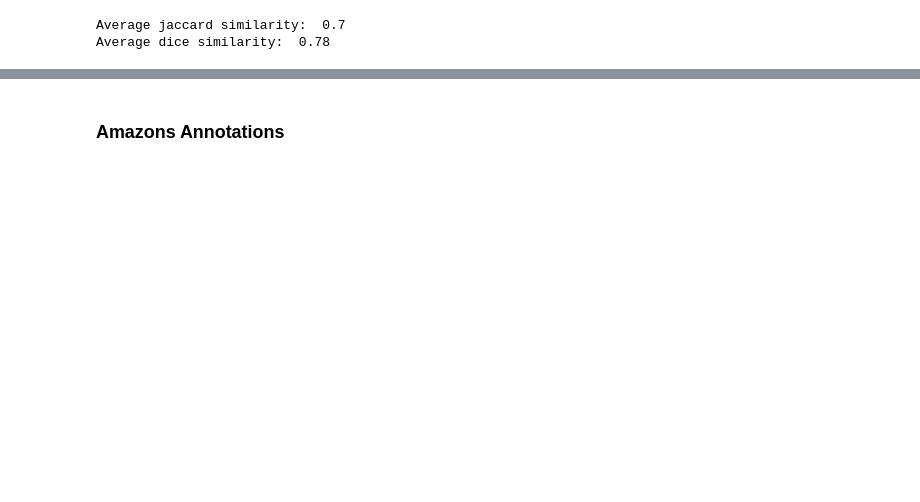
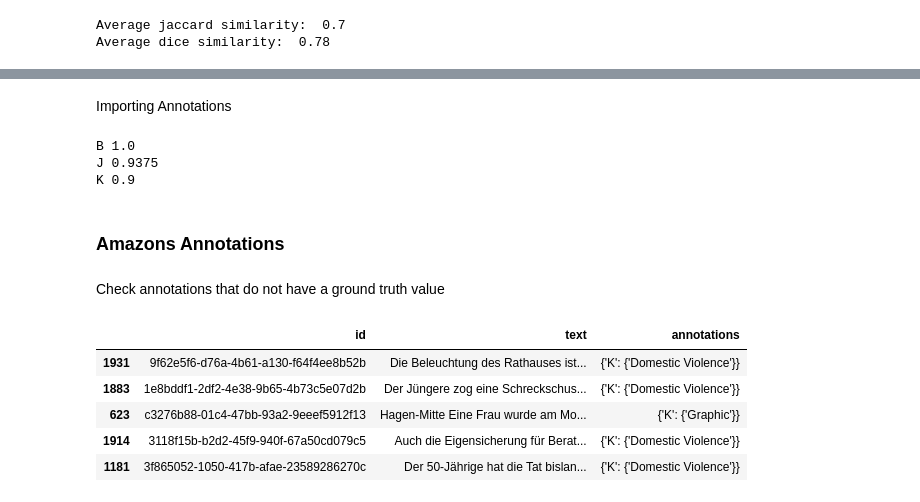
Before and after one commit to blue-create/langlens, a Jupyter notebook: annotations.ipynb, the cells around one changed output, grey strips where cells are left out. Cells and saved outputs as stored; diff of their text form; code cells hidden in the pictures; blank space fills up the shorter version.

```diff
--- a/annotations.ipynb
+++ b/annotations.ipynb
@@ -140,0 +150,30 @@ Average dice similarity:  0.78
+# %%
+def ground_truth_filter(entry, min_coannotation=1, min_similarity=0.5, similarity="jaccard"):
+  """
+      Extracts ground truth value of the annotated sample based on two filters:
+      - a minimum number of people that annotated a text
+      - a minimum of similarity between all annotations of a text
+
+      Args:
+      - annotations (dict): a dictionary containing all annotations of a text with the annotator initial as key
+      - min_coannotation (int): minimum number of co-annotations of a text, by default 1, so all annotations are considered
+      - min_similarity (int): if more than one annotator, the value minimum value of similarity so that a value is considered ground truth
+
+      Returns:
+      - either:
+        - all_values (set): containing a set of values that are considered ground truth
+        - NaN: if the annotation does not fulfill the conditions set for ground truth
+  """
+  if len(entry["annotations"])<min_coannotation or entry[similarity]<min_similarity:
+    return np.nan
+  else:
+    all_values = [value for s in entry["annotations"].values() for value in s]
+    return set(all_values)
+# %%
+ground_truth=data
+ground_truth["annotations"]=ground_truth.apply(ground_truth_filter, 1, min_coannotation=2,min_similarity=0.6, similarity="dice")
+ground_truth=ground_truth[~ground_truth["annotations"].isnull()][["id","annotations"]]
+# %%
+# this variable contains all values that are considered ground truth based on the previous filter
+ground_truth=ground_truth.rename(columns={"annotations":"ground truth"})
+ground_truth.head()
@@ -140,0 +187,10 @@ Average dice similarity:  0.78
+# %% [markdown]
+Importing Annotations
+# %%
+# import amazon data
+# pd.read_csv()
+#for testing
+
+amazon_data_all=pd.concat(dfs)
+amazon_data_all["annotations"]=amazon_data_all["annotations"].apply(extract_annotations)
+amazon_data=amazon_data_all[["id","annotations"]]
@@ -141,2 +199,27 @@ Average dice similarity:  0.78
+# %%
+for annotator in all_annotators:
+  by_annotator=amazon_data.explode("annotations")[amazon_data.explode("annotations").annotations==annotator]
+  by_annotator=by_annotator[["id"]].merge(amazon_data,left_on="id", right_on="id")
+  by_annotator["annotations"]=[x[annotator]for x in by_annotator["annotations"]]
+  common_ann=by_annotator.merge(ground_truth, left_on="id", right_on="id")
+  common_ann["similarity"]=common_ann[["annotations","ground truth"]].apply(jaccard_similarity,axis=1)
+  print(annotator,common_ann["similarity"].mean())
+# %% [output]
+B 1.0
+J 0.9375
+K 0.9
 # %% [markdown]
 ### Amazons Annotations
+# %% [markdown]
+Check annotations that do not have a ground truth value
+# %%
+mask=[ x not in list(ground_truth.id) for x in amazon_data_all.id]
+amazon_no_gtruth=amazon_data_all[mask]
+amazon_no_gtruth[["id","text","annotations"]].sample(5)
+# %% [output]
+|  | id | text | annotations |
+| 1931 | 9f62e5f6-d76a-4b61-a130-f64f4ee8b52b | Die Beleuchtung des Rathauses ist... | {'K': {'Domestic Violence'}} |
+| 1883 | 1e8bddf1-2df2-4e38-9b65-4b73c5e07d2b | Der Jüngere zog eine Schreckschus... | {'K': {'Domestic Violence'}} |
+| 623 | c3276b88-01c4-47bb-93a2-9eeef5912f13 | Hagen-Mitte Eine Frau wurde am Mo... | {'K': {'Graphic'}} |
+| 1914 | 3118f15b-b2d2-45f9-940f-67a50cd079c5 | Auch die Eigensicherung für Berat... | {'K': {'Domestic Violence'}} |
+| 1181 | 3f865052-1050-417b-afae-23589286270c | Der 50-Jährige hat die Tat bislan... | {'K': {'Domestic Violence'}} |
```
Also changed, not shown: parts of 9 cells of this notebook.
